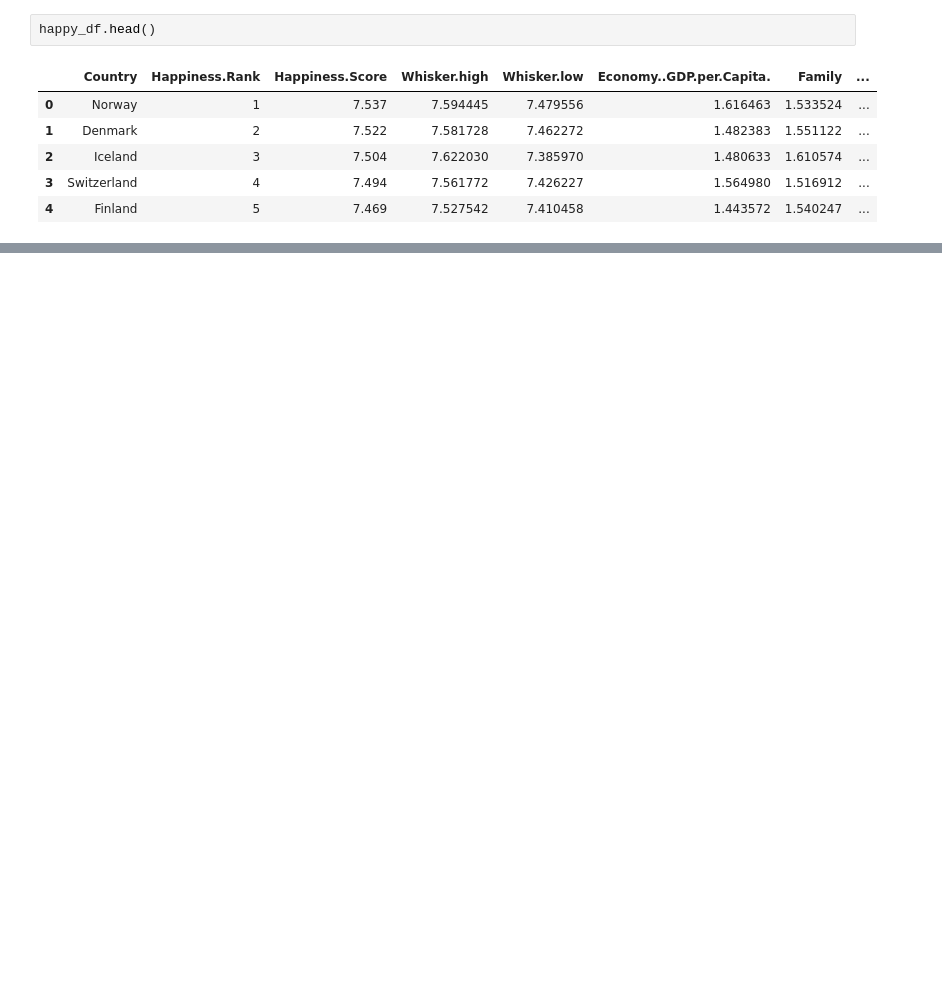
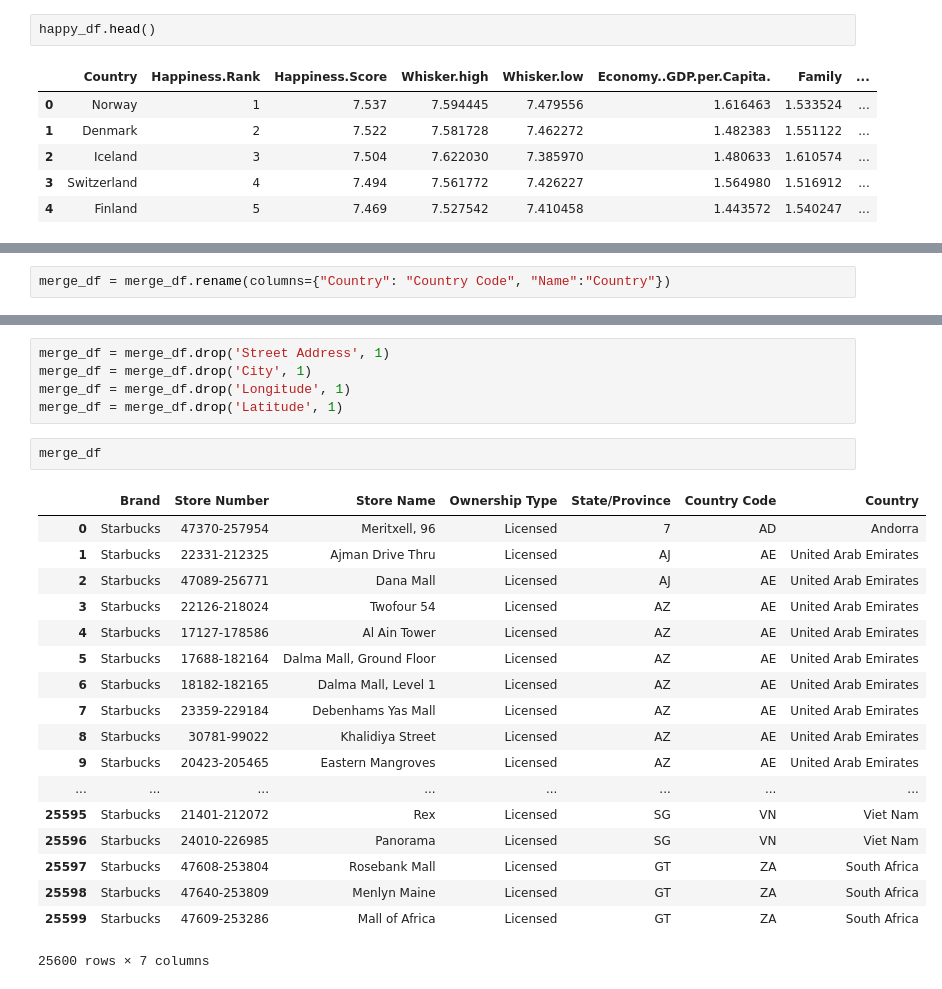
Before and after one commit to donleshem/ETL-Project, a Jupyter notebook: Merging datasets.ipynb, the cells around one changed output, grey strips where cells are left out. Saved outputs shown, nothing was run; the diff lists cells and outputs as text; blank space fills up the shorter version.

```diff
--- a/Merging datasets.ipynb
+++ b/Merging datasets.ipynb
@@ -15,0 +114,2 @@ happy_df.head()
+# %%
+merge_df = merge_df.rename(columns={"Country": "Country Code", "Name":"Country"})
@@ -15,0 +140,26 @@ happy_df.head()
+# %%
+merge_df = merge_df.drop('Street Address', 1)
+merge_df = merge_df.drop('City', 1)
+merge_df = merge_df.drop('Longitude', 1)
+merge_df = merge_df.drop('Latitude', 1)
+# %%
+merge_df
+# %% [output]
+|  | Brand | Store Number | Store Name | Ownership Type | State/Province | Country Code | Country |
+| 0 | Starbucks | 47370-257954 | Meritxell, 96 | Licensed | 7 | AD | Andorra |
+| 1 | Starbucks | 22331-212325 | Ajman Drive Thru | Licensed | AJ | AE | United Arab Emirates |
+| 2 | Starbucks | 47089-256771 | Dana Mall | Licensed | AJ | AE | United Arab Emirates |
+| 3 | Starbucks | 22126-218024 | Twofour 54 | Licensed | AZ | AE | United Arab Emirates |
+| 4 | Starbucks | 17127-178586 | Al Ain Tower | Licensed | AZ | AE | United Arab Emirates |
+| 5 | Starbucks | 17688-182164 | Dalma Mall, Ground Floor | Licensed | AZ | AE | United Arab Emirates |
+| 6 | Starbucks | 18182-182165 | Dalma Mall, Level 1 | Licensed | AZ | AE | United Arab Emirates |
+| 7 | Starbucks | 23359-229184 | Debenhams Yas Mall | Licensed | AZ | AE | United Arab Emirates |
+| 8 | Starbucks | 30781-99022 | Khalidiya Street | Licensed | AZ | AE | United Arab Emirates |
+| 9 | Starbucks | 20423-205465 | Eastern Mangroves | Licensed | AZ | AE | United Arab Emirates |
+| ... | ... | ... | ... | ... | ... | ... | ... |
+| 25595 | Starbucks | 21401-212072 | Rex | Licensed | SG | VN | Viet Nam |
+| 25596 | Starbucks | 24010-226985 | Panorama | Licensed | SG | VN | Viet Nam |
+| 25597 | Starbucks | 47608-253804 | Rosebank Mall | Licensed | GT | ZA | South Africa |
+| 25598 | Starbucks | 47640-253809 | Menlyn Maine | Licensed | GT | ZA | South Africa |
+| 25599 | Starbucks | 47609-253286 | Mall of Africa | Licensed | GT | ZA | South Africa |
+25600 rows × 7 columns
```
Also changed, not shown: parts of 22 cells of this notebook, 2 other files.
